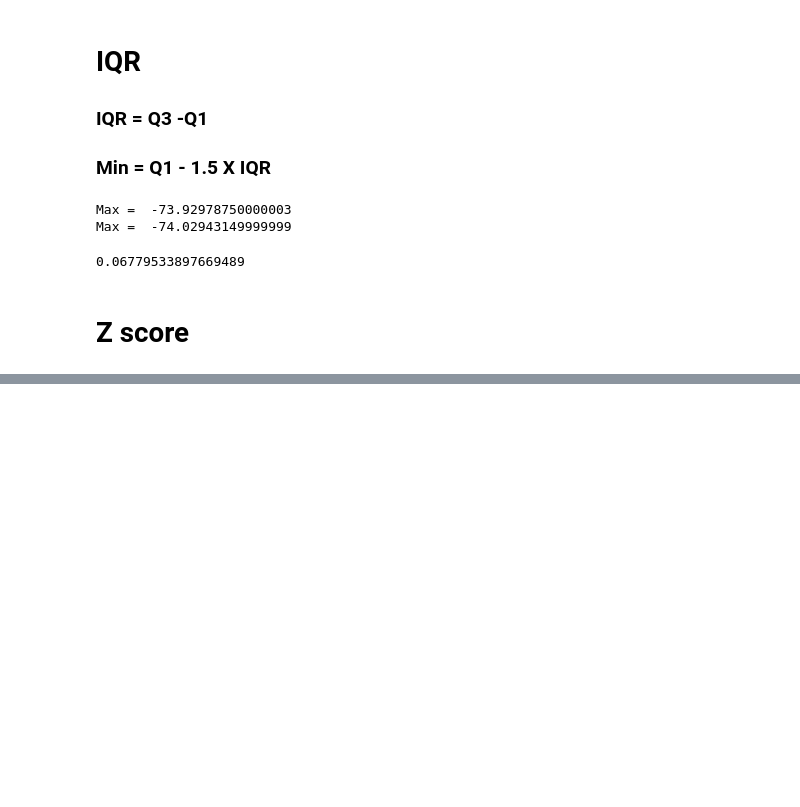
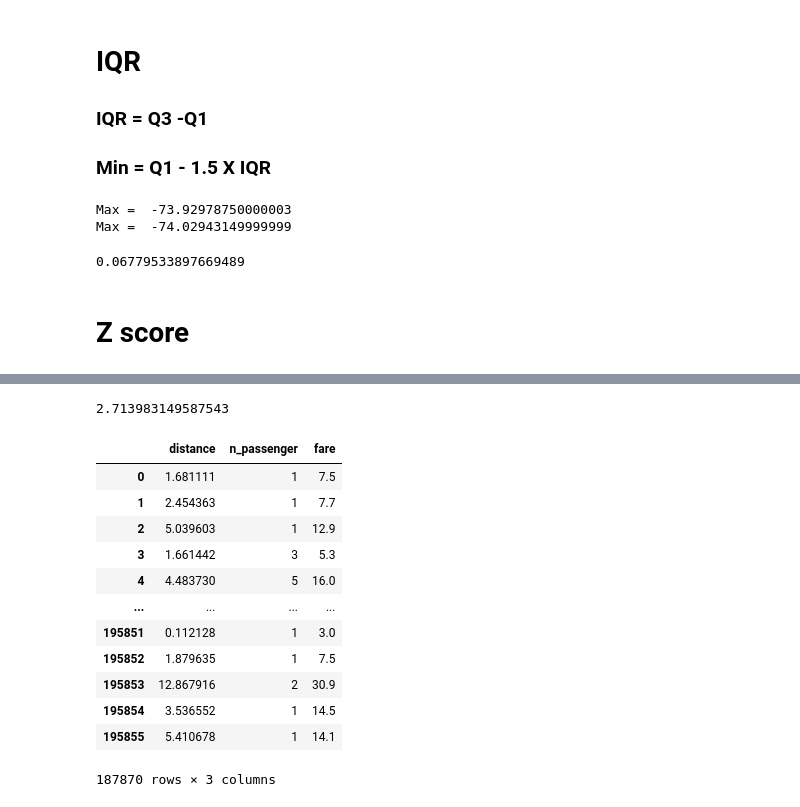
Before and after one commit to MBAhmadi/New-ML, a Jupyter notebook: uber.ipynb, the cells around one changed output, grey strips where cells are left out. Saved outputs shown, nothing was run; the diff lists cells and outputs as text; code cells hidden in the pictures; blank space fills up the shorter version.

```diff
--- a/uber.ipynb
+++ b/uber.ipynb
@@ -207,9 +207,9 @@ for i in range(data.shape[0]):
     dest = (data.loc[i, 'dropoff_latitude'], data.loc[i, 'dropoff_longitude'])
     Distance.append(geodesic(start, dest).kilometers)
 # %%
-df = {'distance': Distance,
+df = pd.DataFrame({'distance': Distance,
            'n_passenger': data['passenger_count'].values,
-           'fare': data['fare_amount'].values}
+           'fare': data['fare_amount'].values})
 # %%
 df
 # %% [output]
@@ -232,0 +271,25 @@ df
+# %%
+mu = df['fare'].mean()
+std = df['fare'].std()
+
+z = np.abs((df['fare'] - mu)/std)
+
+print(df[z>3].shape[0]/df.shape[0]*100)
+
+df = df[z<=3]
+df
+# %% [output]
+2.713983149587543
+|  | distance | n_passenger | fare |
+| 0 | 1.681111 | 1 | 7.5 |
+| 1 | 2.454363 | 1 | 7.7 |
+| 2 | 5.039603 | 1 | 12.9 |
+| 3 | 1.661442 | 3 | 5.3 |
+| 4 | 4.483730 | 5 | 16.0 |
+| ... | ... | ... | ... |
+| 195851 | 0.112128 | 1 | 3.0 |
+| 195852 | 1.879635 | 1 | 7.5 |
+| 195853 | 12.867916 | 2 | 30.9 |
+| 195854 | 3.536552 | 1 | 14.5 |
+| 195855 | 5.410678 | 1 | 14.1 |
+187870 rows × 3 columns
```
Also changed, not shown: parts of 15 cells of this notebook.
